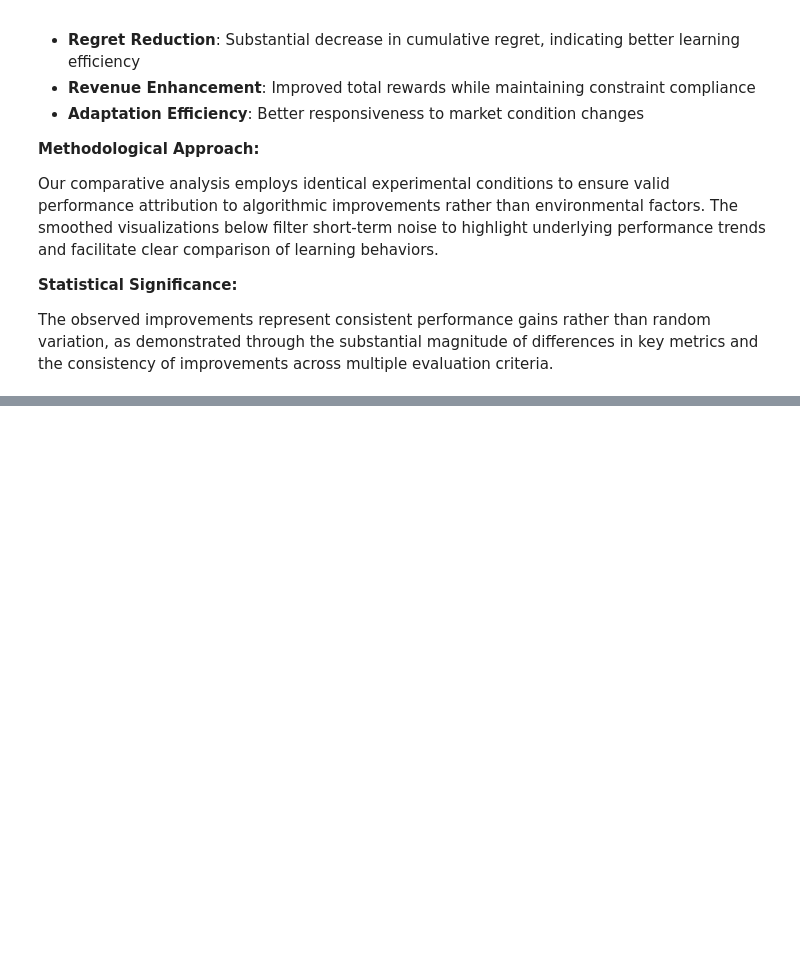
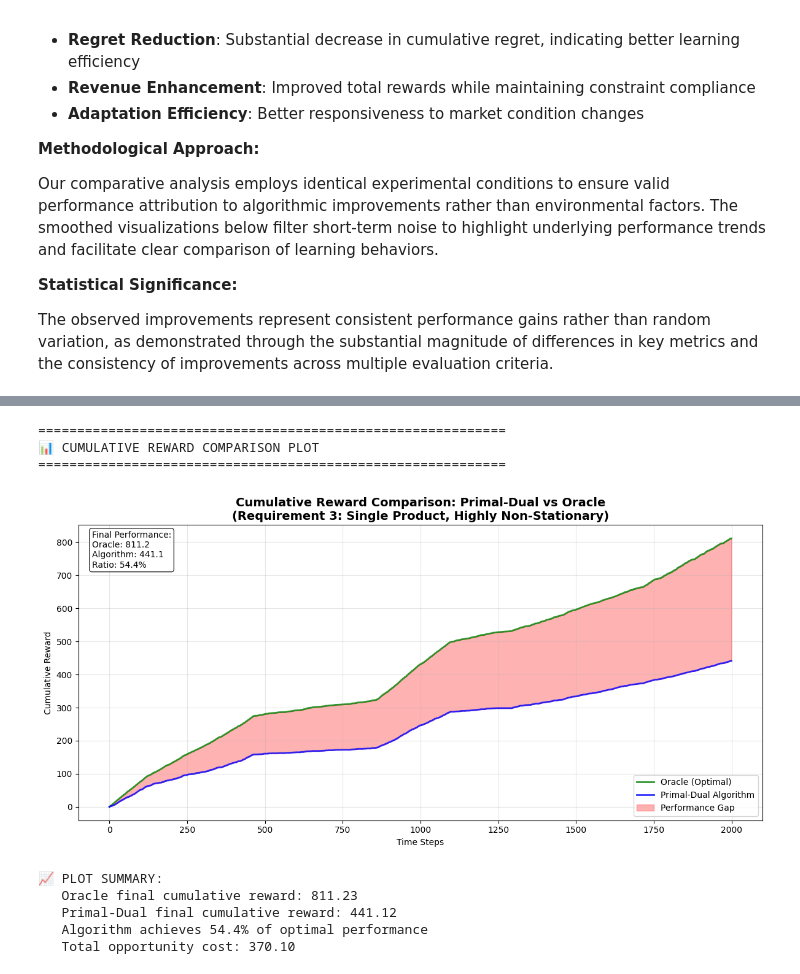
Before and after one commit to francinze/ola-proj-2425, a Jupyter notebook: project_work/req_3.ipynb, the cells around one changed output, grey strips where cells are left out. Drawn from its saved outputs; the diff is of its cells as text; code cells hidden in the pictures; blank space fills up the shorter version.

```diff
--- a/project_work/req_3.ipynb
+++ b/project_work/req_3.ipynb
@@ -265,0 +397,61 @@ Pricing Strategy:
+# %%
+# Cumulative Reward Comparison Plot for Requirement 3
+print("\n" + "="*60)
+print("📊 CUMULATIVE REWARD COMPARISON PLOT")
+print("="*60)
+
+# Prepare data for plotting
+oracle_rewards = np.array(env.optimal_rewards)
+primal_dual_rewards = np.array(env.seller.history_rewards)
+
+# Ensure consistent length
+actual_length = min(len(oracle_rewards), len(primal_dual_rewards), setting.T)
+oracle_rewards = oracle_rewards[:actual_length]
+primal_dual_rewards = primal_dual_rewards[:actual_length]
+
+# Calculate cumulative rewards
+oracle_cum_rewards = np.cumsum(oracle_rewards)
+primal_dual_cum_rewards = np.cumsum(primal_dual_rewards)
+
+# Create the comparison plot
+plt.figure(figsize=(12, 6))
+
+plt.plot(oracle_cum_rewards, 'g-', linewidth=2, label='Oracle (Optimal)', alpha=0.8)
+plt.plot(primal_dual_cum_rewards, 'b-', linewidth=2, label='Primal-Dual Algorithm', alpha=0.8)
+plt.fill_between(range(len(oracle_cum_rewards)), primal_dual_cum_rewards, oracle_cum_rewards,
+                 alpha=0.3, color='red', label='Performance Gap')
+
+plt.title('Cumulative Reward Comparison: Primal-Dual vs Oracle\n(Requirement 3: Single Product, Highly Non-Stationary)',
+          fontsize=14, fontweight='bold')
+plt.xlabel('Time Steps')
+plt.ylabel('Cumulative Reward')
+plt.legend()
+plt.grid(True, alpha=0.3)
+
+# Performance metrics text
+final_oracle = oracle_cum_rewards[-1]
+final_algorithm = primal_dual_cum_rewards[-1]
+performance_ratio = (final_algorithm / final_oracle) * 100
+
+plt.text(0.02, 0.98, f'Final Performance:\nOracle: {final_oracle:.1f}\nAlgorithm: {final_algorithm:.1f}\nRatio: {performance_ratio:.1f}%',
+         transform=plt.gca().transAxes, fontsize=10, verticalalignment='top',
+         bbox=dict(boxstyle='round', facecolor='white', alpha=0.8))
+
+plt.tight_layout()
+plt.show()
+
+print(f"📈 PLOT SUMMARY:")
+print(f"   Oracle final cumulative reward: {final_oracle:.2f}")
+print(f"   Primal-Dual final cumulative reward: {final_algorithm:.2f}")
+print(f"   Algorithm achieves {performance_ratio:.1f}% of optimal performance")
+print(f"   Total opportunity cost: {final_oracle - final_algorithm:.2f}")
+# %% [output]
+============================================================
+📊 CUMULATIVE REWARD COMPARISON PLOT
+============================================================
+[figure, added]
+📈 PLOT SUMMARY:
+   Oracle final cumulative reward: 811.23
+   Primal-Dual final cumulative reward: 441.12
+   Algorithm achieves 54.4% of optimal performance
+   Total opportunity cost: 370.10
```
Also changed, not shown: parts of 7 cells of this notebook, 2 other files.
